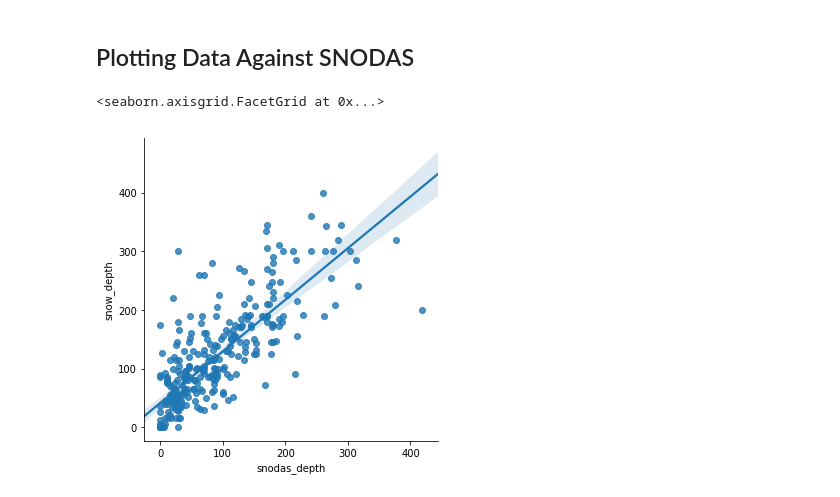
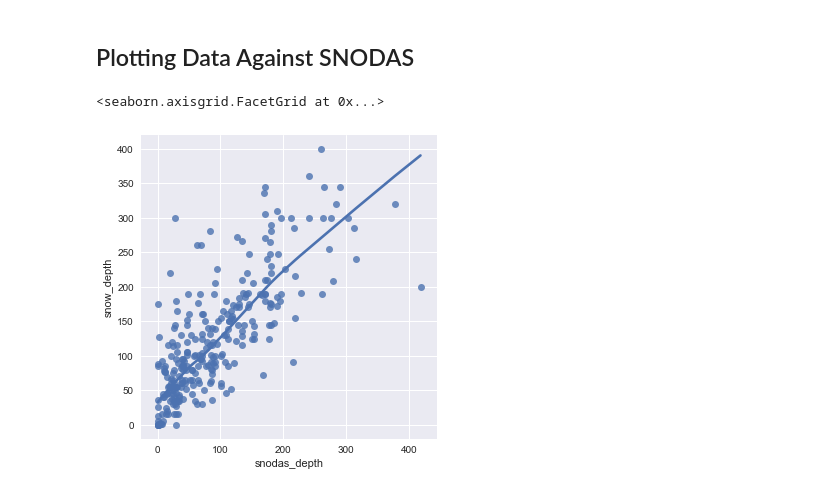
Before and after one commit to communitysnowobs/validation, a Jupyter notebook: SNODAS Wrapper.ipynb, the cells around one changed output. Drawn from its saved outputs; the diff is of its cells as text; code cells hidden in the pictures.

```diff
--- a/SNODAS Wrapper.ipynb
+++ b/SNODAS Wrapper.ipynb
@@ -43,7 +44,7 @@ SNODAS/out/SNODAS_20170913.nc
 ## Loading Merged Data in XArray
 The merged dataset can then be reimported to xarray with the following function. The merging process is important, as it allows xarray to search the dataset much faster, opening up the possibility of API queries.
 # %%
-ds = xr.open_dataset('SNODAS/out/SNODAS_2017_2018.nc')
+ds = xr.open_dataset('data/SNODAS/SNODAS_2017_2018.nc')
 # %% [markdown]
 ## Selecting snow depth across region
 Data can be selected in a particular region by using the `sel` and `isel` functions in conjunction with `slice`, as shown below.
@@ -87,21 +88,23 @@ ds.sel(time = '2018-1-3', lon = -121.65, lat = 44, method='nearest').Band1.item(
 # %%
 # Restrict points to the continental US
 region = {
     'ymax' : 50,
     'ymin' : 25,
     'xmax': -65,
     'xmin': -125,
 }
 
-obs = mh.snow_data(limit=1000, start=datetime(2017,9,14), end=datetime(2018,3,28), box=region)
+obs = MountainHub.snow_data(limit=1000, start=datetime(2017,9,14), end=datetime(2018,3,28), box=region)
 def snodas_depth(ts, lon, lat):
     height = ds.Band1.sel(time = ts.strftime('%Y-%m-%d'), lon=lon, lat=lat, method='nearest').item()
     if not np.isnan(height):
         height /= 10
     return height
 
 obs['snodas_depth'] = obs.apply(lambda x: snodas_depth(x['date'], x['long'], x['lat']), axis=1)
-sns.lmplot(x='snodas_depth',y='snow_depth',data=obs, fit_reg=True, robust=True, )
+
+sns.set(color_codes=True)
+sns.lmplot(x='snodas_depth',y='snow_depth',data=obs, fit_reg=True, lowess=True)
 # %% [output]
 <seaborn.axisgrid.FacetGrid at 0x...>
-[figure, old version]
+[figure, new version]
```
Also changed, not shown: parts of 5 cells of this notebook, 7 other files.
